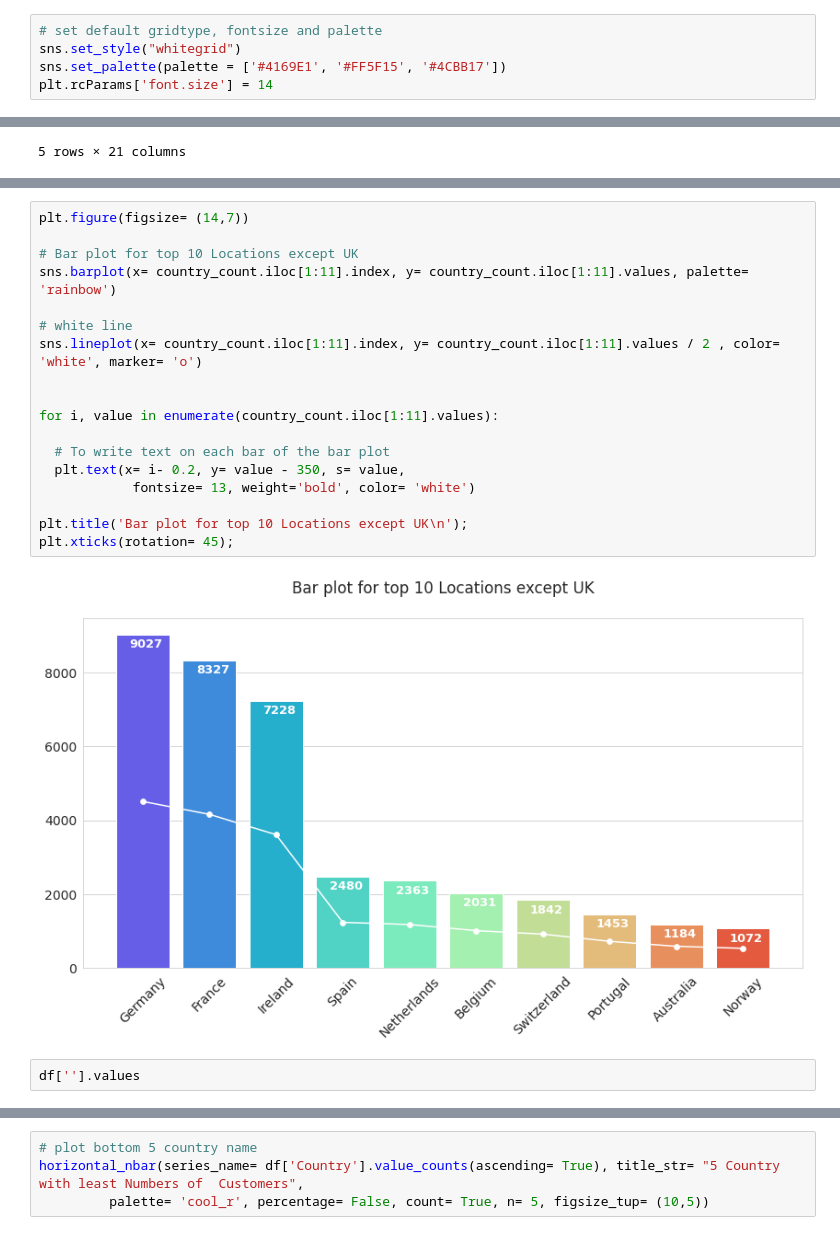
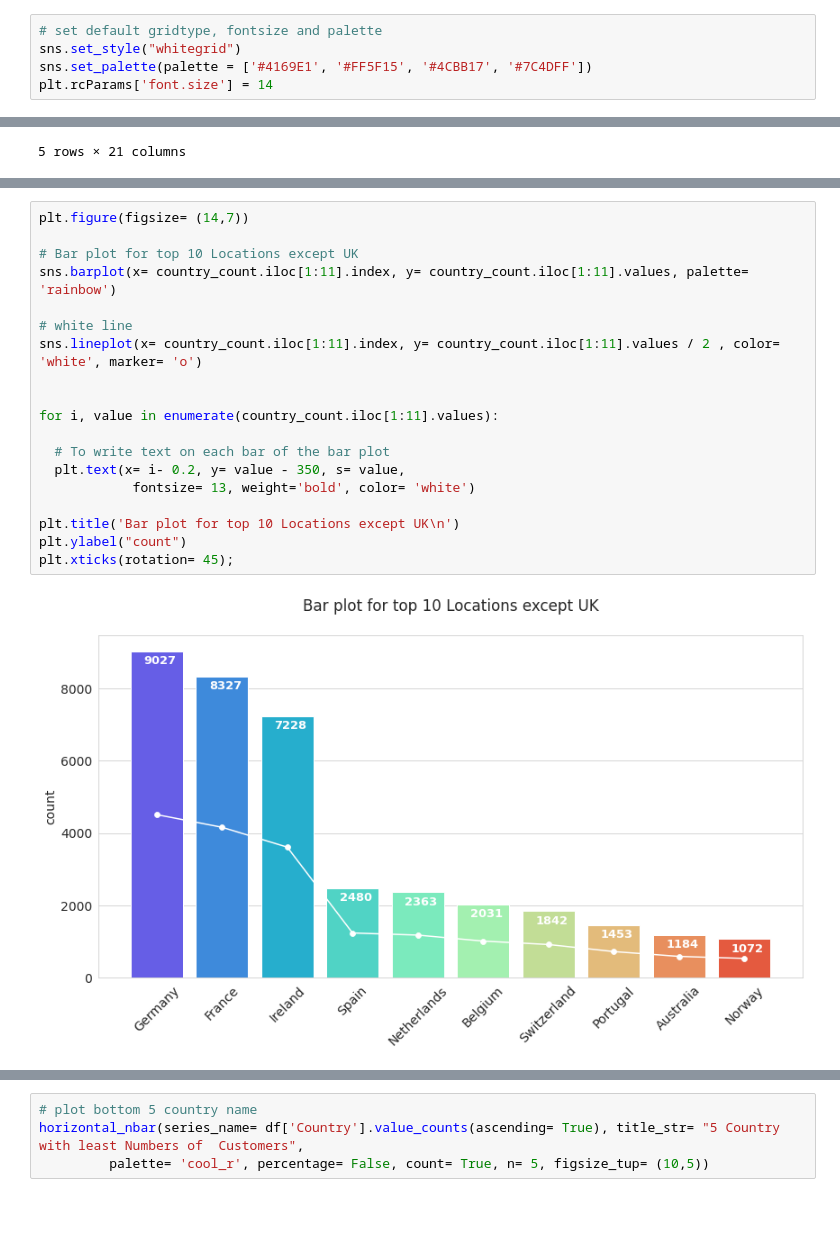
Before and after one commit to Gaurav2912/Customer-Segmentation-, a Jupyter notebook: Customer_Segmentation_Capstone_Project.ipynb, the cells around one changed output, grey strips where cells are left out. Drawn from its saved outputs; the diff is of its cells as text; blank space fills up the shorter version.

```diff
--- a/Customer_Segmentation_Capstone_Project.ipynb
+++ b/Customer_Segmentation_Capstone_Project.ipynb
@@ -42,7 +42,7 @@ warnings.filterwarnings('ignore')
 # %%
 # set default gridtype, fontsize and palette
 sns.set_style("whitegrid")
-sns.set_palette(palette = ['#4169E1', '#FF5F15', '#4CBB17'])
+sns.set_palette(palette = ['#4169E1', '#FF5F15', '#4CBB17', '#7C4DFF'])
 plt.rcParams['font.size'] = 14
 # %%
 from google.colab import drive
@@ -837,22 +804,21 @@ horizontal_nbar(series_name= country_count, title_str= "Top 5 Country with most
 # %%
 plt.figure(figsize= (14,7))
 
 # Bar plot for top 10 Locations except UK
 sns.barplot(x= country_count.iloc[1:11].index, y= country_count.iloc[1:11].values, palette= 'rainbow')
 
 # white line
 sns.lineplot(x= country_count.iloc[1:11].index, y= country_count.iloc[1:11].values / 2 , color= 'white', marker= 'o')
 
 
 for i, value in enumerate(country_count.iloc[1:11].values):
 
   # To write text on each bar of the bar plot
   plt.text(x= i- 0.2, y= value - 350, s= value,
             fontsize= 13, weight='bold', color= 'white')
 
-plt.title('Bar plot for top 10 Locations except UK\n');
+plt.title('Bar plot for top 10 Locations except UK\n')
+plt.ylabel("count")
 plt.xticks(rotation= 45);
 # %% [output]
-[figure, old version]
+[figure, new version]
-# %%
-df[''].values
```
Also changed, not shown: parts of 30 cells of this notebook.
